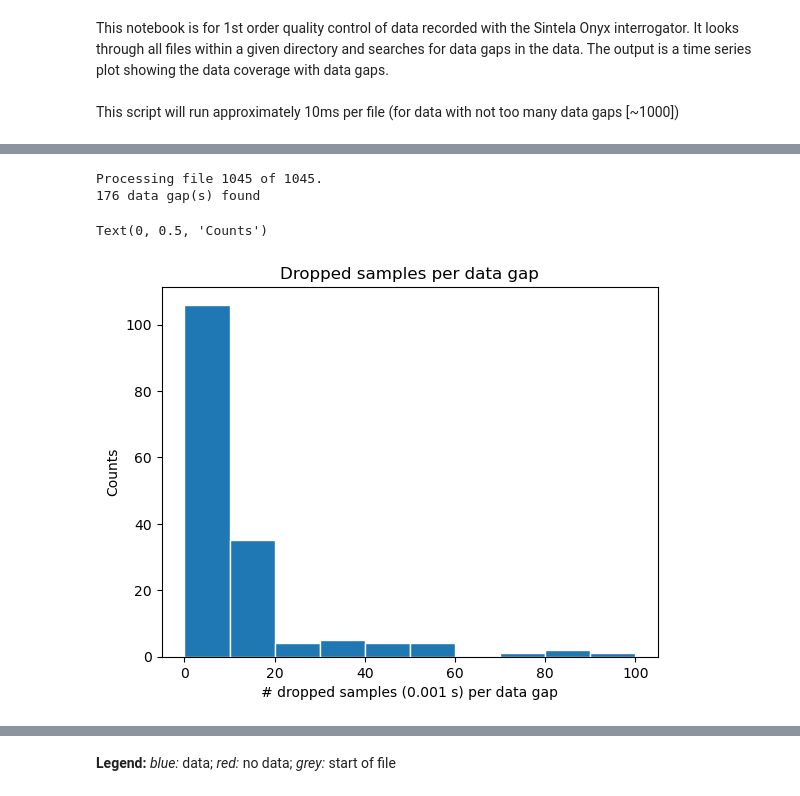
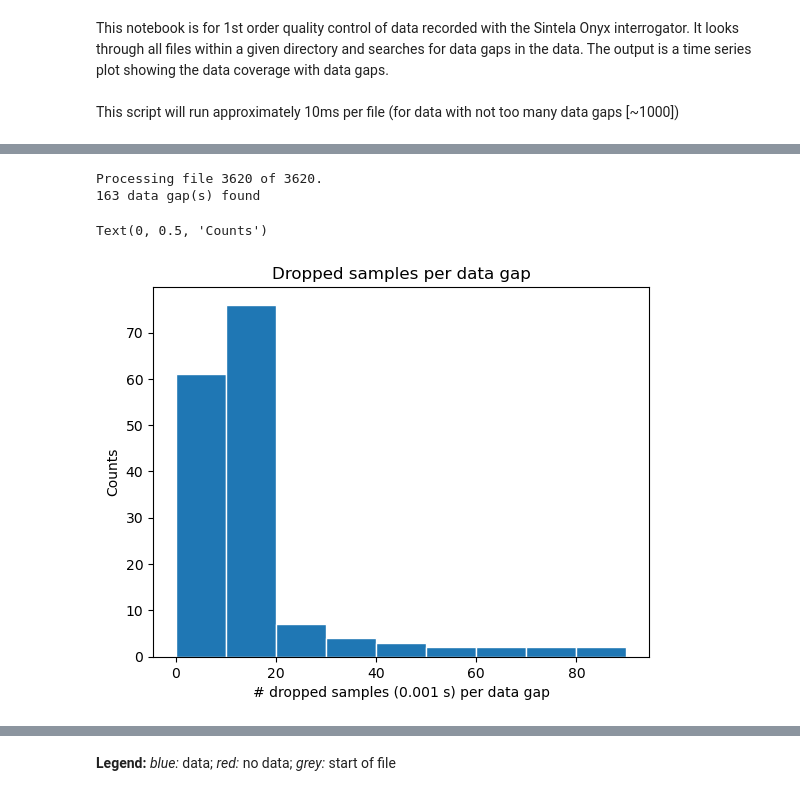
Before and after one commit to graeffd/GreenFjord_DAS, a Jupyter notebook: DAS_QC1_datacoverage.ipynb, the cells around one changed output, grey strips where cells are left out. Drawn from its saved outputs; the diff is of its cells as text; code cells hidden in the pictures.

```diff
--- a/DAS_QC1_datacoverage.ipynb
+++ b/DAS_QC1_datacoverage.ipynb
@@ -24,3 +25,5 @@ print('{} files in directory'.format(len(files)))
+# %%
+files = files[100:]
 # %%
 # little helper functions
 def get_fname_time(filename):
@@ -55,7 +58,8 @@ for file_idx in range(len(files)):
                              DASfuncs.sintela_to_datetime(times[-1])))
 
         # data gaps within file
-        dt_nom = 1/attrs['PulseRate']
+        eps = 1/attrs['PulseRate'] * 1.01 # add some tollerance
+        dt_nom = 1/attrs['PulseRate'] + eps
         gap_idx = np.where(np.diff(times)/1e6 > dt_nom)[0]
         if len(gap_idx)>0:
             t_gaps.extend(list(zip(DASfuncs.sintela_to_datetime(times[gap_idx]),
@@ -87,24 +91,25 @@ gaps_share = t_gaps_total/(t_span_files[-1][1]-t_span_files[0][0]).total_seconds
 print('')
 print('{} data gap(s) found'.format(len(t_gaps)+len(t_file_gaps)))
 # %% [output]
-Processing file 1045 of 1045.
-176 data gap(s) found
+Processing file 3620 of 3620.
+163 data gap(s) found
 # %%
 # plot histogram of data gap lengths
 gap_lengths1 = [(t1-t0).total_seconds() for t0,t1 in t_gaps]
 gap_lengths2 = [(t1-t0).total_seconds() for t0,t1 in t_file_gaps]
 gap_lengths = gap_lengths1 + gap_lengths2
 gap_samples = (gap_lengths-2*1/attrs['PulseRate'])/(1/attrs['PulseRate'])
 _ = plt.hist(gap_samples,
-             bins=range(int(0),int(np.percentile(gap_samples,99)),int(10)),
+             # bins=20,
+             bins=range(int(0),int(np.percentile(gap_samples,98)),int(10)),
              edgecolor='white')
 plt.title('Dropped samples per data gap')
 plt.xlabel('# dropped samples ({:.3f} s) per data gap'.format(1/attrs['PulseRate']))
 plt.ylabel('Counts')
 # plt.yscale('log')
 # %% [output]
 Text(0, 0.5, 'Counts')
-[figure, old version]
+[figure, new version]
 # %%
 # to vizualize really short data gaps (only a few samples), set to 'True'
 show_short = True #False/True
```
Also changed, not shown: parts of 4 cells of this notebook, 1 other file.
